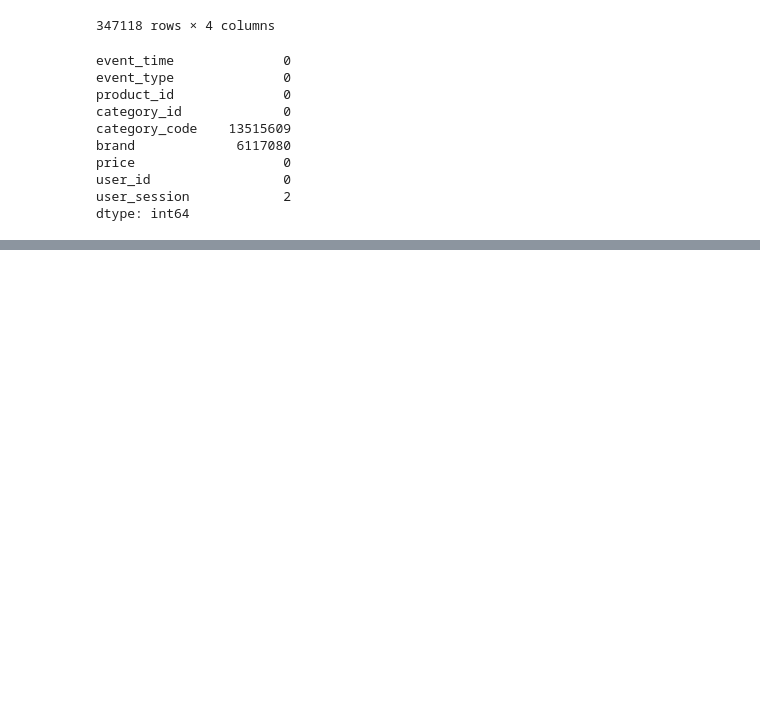
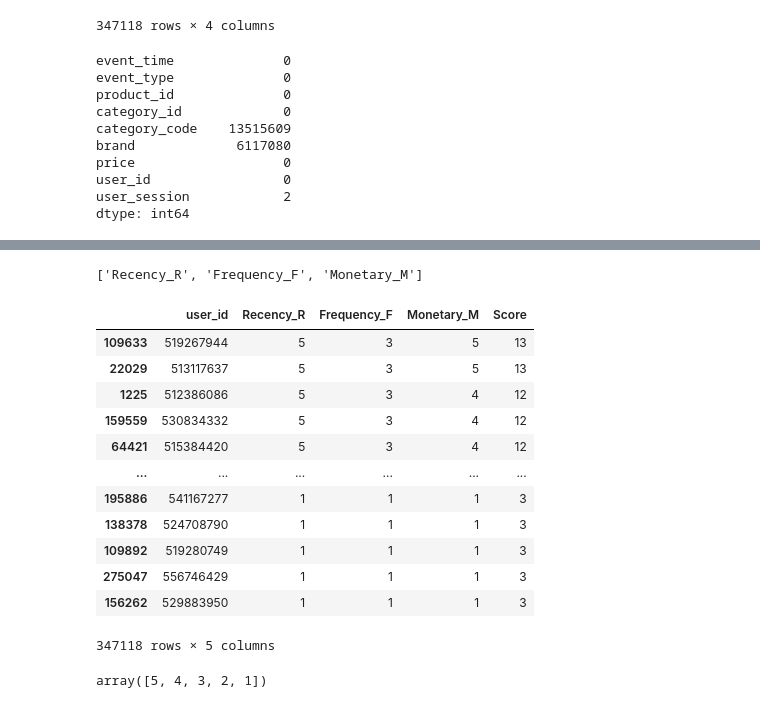
Before and after one commit to Songnahyun/AI_12_cp2_project, a Jupyter notebook: CP2_송나현.ipynb, the cells around one changed output, grey strips where cells are left out. Drawn from its saved outputs; the diff is of its cells as text; code cells hidden in the pictures; blank space fills up the shorter version.

```diff
--- a/CP2_송나현.ipynb
+++ b/CP2_송나현.ipynb
@@ -349,0 +426,6 @@ dtype: int64
+# %%
+rfm_tick_point={'R':'quantile','F':[1,2,3],'M':'min_max'} ## 구매금액에 최소값 최대값을 이용한 방법 적용
+rfm_col_map={'R':'Recency','F':'Frequency','M':'Monetary'}
+
+result = get_rfm_grade(df=rfm_df, num_class=5, rfm_tick_point=rfm_tick_point, rfm_col_map=rfm_col_map)
+result[['user_id','Recency_R','Frequency_F','Monetary_M']]
@@ -349,0 +446,32 @@ dtype: int64
+# %%
+col_list = list(result)
+col_list.remove('Frequency')
+col_list.remove('user_id')
+col_list.remove('Recency')
+col_list.remove('Monetary')
+col_list
+# %% [output]
+['Recency_R', 'Frequency_F', 'Monetary_M']
+# %%
+result['Score'] = result[col_list].sum(axis = 1)
+rfm_df_score = result[['user_id','Recency_R','Frequency_F','Monetary_M', 'Score']]
+rfm_df_score = rfm_df_score.sort_values(by = 'Score', ascending = False)
+rfm_df_score
+# %% [output]
+|  | user_id | Recency_R | Frequency_F | Monetary_M | Score |
+| 109633 | 519267944 | 5 | 3 | 5 | 13 |
+| 22029 | 513117637 | 5 | 3 | 5 | 13 |
+| 1225 | 512386086 | 5 | 3 | 4 | 12 |
+| 159559 | 530834332 | 5 | 3 | 4 | 12 |
+| 64421 | 515384420 | 5 | 3 | 4 | 12 |
+| ... | ... | ... | ... | ... | ... |
+| 195886 | 541167277 | 1 | 1 | 1 | 3 |
+| 138378 | 524708790 | 1 | 1 | 1 | 3 |
+| 109892 | 519280749 | 1 | 1 | 1 | 3 |
+| 275047 | 556746429 | 1 | 1 | 1 | 3 |
+| 156262 | 529883950 | 1 | 1 | 1 | 3 |
+347118 rows × 5 columns
+# %%
+rfm_df_score['Monetary_M'].unique()
+# %% [output]
+array([5, 4, 3, 2, 1])
```
Also changed, not shown: parts of 5 cells of this notebook.
